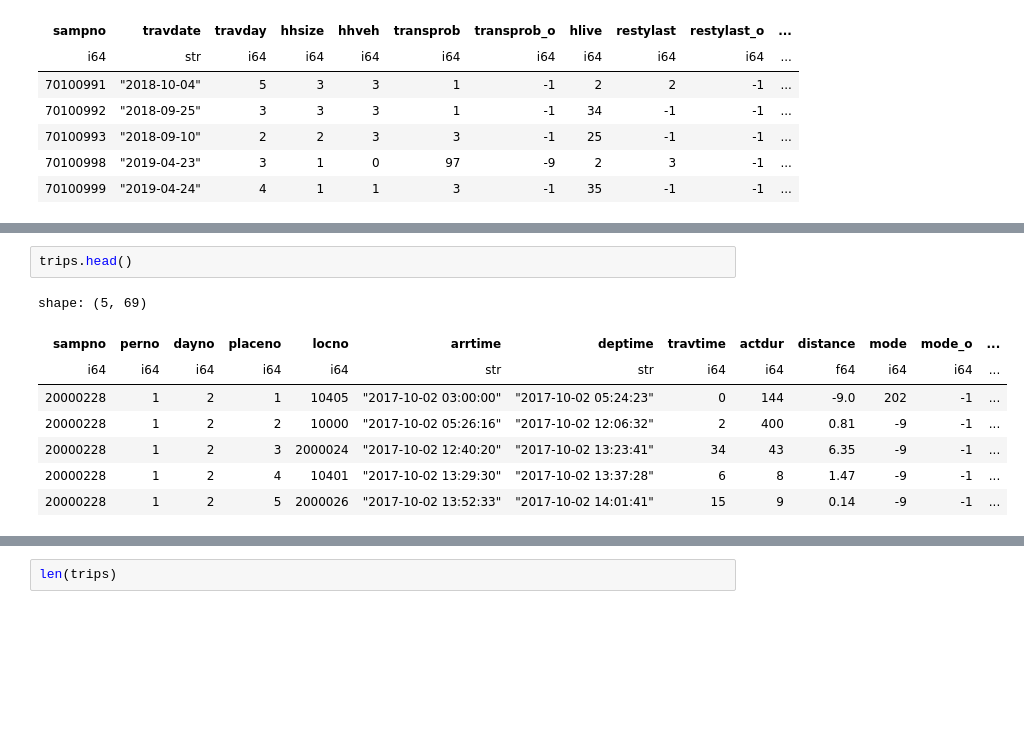
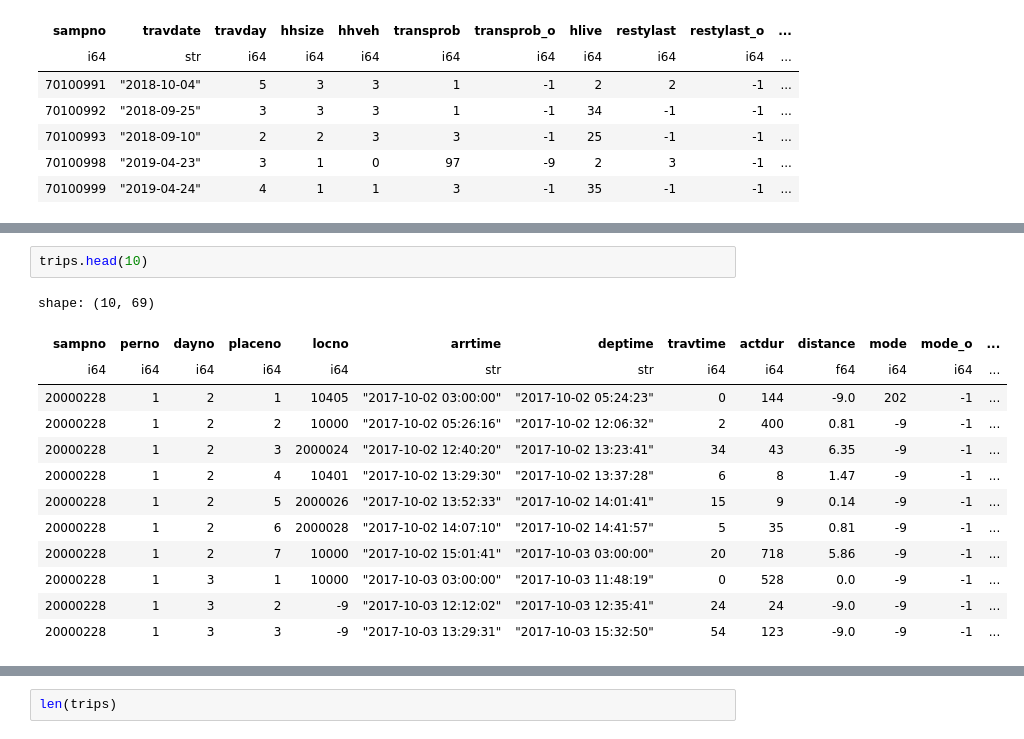
Before and after one commit to fredshone/foundata, a Jupyter notebook: cmap.ipynb, the cells around one changed output, grey strips where cells are left out. Saved outputs shown, nothing was run; the diff lists cells and outputs as text; blank space fills up the shorter version.

```diff
--- a/cmap.ipynb
+++ b/cmap.ipynb
@@ -136,15 +135,20 @@ shape: (30_683, 116)
 | 70100998 | 1 | "2019-04-24" | "WEB" | "Web and CATI" | "No" | 1 | "64" | "Appropriate skip" | "Appropriate skip" | ... |
 | 70100999 | 1 | "2019-04-25" | "CATI" | "CATI only" | "No" | 1 | "58" | "Appropriate skip" | "Appropriate skip" | ... |
 # %%
-trips.head()
+trips.head(10)
 # %% [output]
-shape: (5, 69)
+shape: (10, 69)
 | sampno | perno | dayno | placeno | locno | arrtime | deptime | travtime | actdur | distance | mode | mode_o | ... |
 | i64 | i64 | i64 | i64 | i64 | str | str | i64 | i64 | f64 | i64 | i64 | ... |
 | 20000228 | 1 | 2 | 1 | 10405 | "2017-10-02 03:00:00" | "2017-10-02 05:24:23" | 0 | 144 | -9.0 | 202 | -1 | ... |
 | 20000228 | 1 | 2 | 2 | 10000 | "2017-10-02 05:26:16" | "2017-10-02 12:06:32" | 2 | 400 | 0.81 | -9 | -1 | ... |
 | 20000228 | 1 | 2 | 3 | 2000024 | "2017-10-02 12:40:20" | "2017-10-02 13:23:41" | 34 | 43 | 6.35 | -9 | -1 | ... |
 | 20000228 | 1 | 2 | 4 | 10401 | "2017-10-02 13:29:30" | "2017-10-02 13:37:28" | 6 | 8 | 1.47 | -9 | -1 | ... |
 | 20000228 | 1 | 2 | 5 | 2000026 | "2017-10-02 13:52:33" | "2017-10-02 14:01:41" | 15 | 9 | 0.14 | -9 | -1 | ... |
+| 20000228 | 1 | 2 | 6 | 2000028 | "2017-10-02 14:07:10" | "2017-10-02 14:41:57" | 5 | 35 | 0.81 | -9 | -1 | ... |
+| 20000228 | 1 | 2 | 7 | 10000 | "2017-10-02 15:01:41" | "2017-10-03 03:00:00" | 20 | 718 | 5.86 | -9 | -1 | ... |
+| 20000228 | 1 | 3 | 1 | 10000 | "2017-10-03 03:00:00" | "2017-10-03 11:48:19" | 0 | 528 | 0.0 | -9 | -1 | ... |
+| 20000228 | 1 | 3 | 2 | -9 | "2017-10-03 12:12:02" | "2017-10-03 12:35:41" | 24 | 24 | -9.0 | -9 | -1 | ... |
+| 20000228 | 1 | 3 | 3 | -9 | "2017-10-03 13:29:31" | "2017-10-03 15:32:50" | 54 | 123 | -9.0 | -9 | -1 | ... |
 # %%
 # map
```
Also changed, not shown: parts of 4 cells of this notebook, 8 other files.
